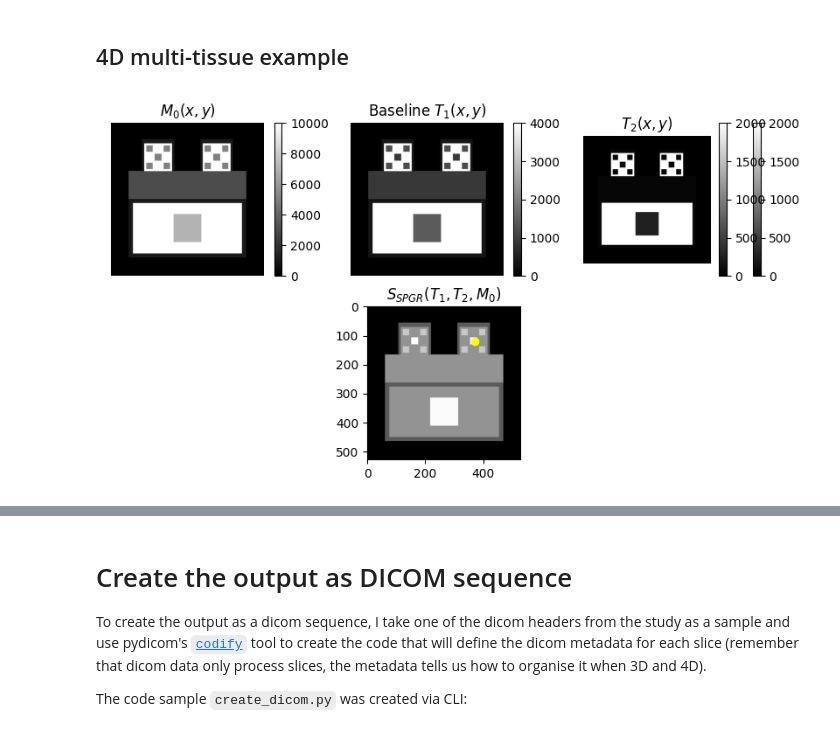
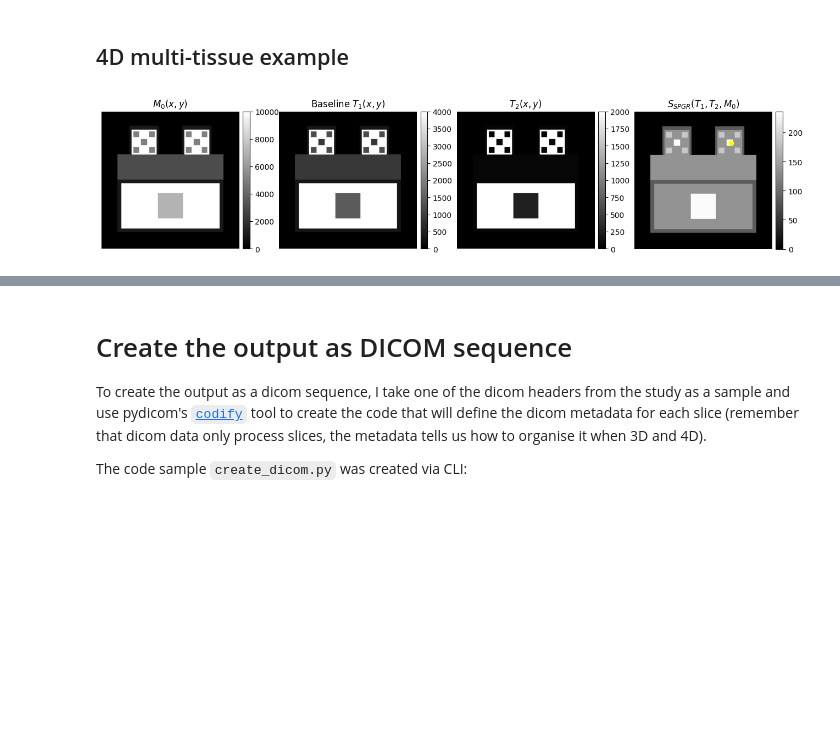
Before and after one commit to iSANDEx/dce-dro-python, a Jupyter notebook: MRI_signal_models.ipynb, the cells around one changed output, grey strips where cells are left out. Cells and saved outputs as stored; diff of their text form; code cells hidden in the pictures; blank space fills up the shorter version.

```diff
--- a/MRI_signal_models.ipynb
+++ b/MRI_signal_models.ipynb
@@ -25,2 +29,10 @@ from pydicom.dataset import Dataset, FileMetaDataset
 # %% [markdown]
 ## [Auxiliar Functions](#auxiliar-functions)
+# %%
+def clrbar_adjust(ax, aspect, pad_fraction):
+
+    divider = make_axes_locatable(ax)
+    width = axes_size.AxesY(ax, aspect=1./aspect)
+    pad = axes_size.Fraction(pad_fraction, width)
+    cax = divider.append_axes("right", size=width, pad=pad)
+    return cax
@@ -1152,54 +1356,60 @@ regions = {'outer_region': {'ab': (42.02, (image_dim[1]*image_res[1]) - 180.6),
            'breast_glandular_tissue_left_002': {'ab': (220.27, (image_dim[1]*image_res[1]) - 264.6),
                             'cd': (234.27, (image_dim[1]*image_res[1]) - 250.6),
                             'label': 'breast_glandular',
                             },
            'breast_glandular_tissue_left_003': {'ab': (261.27, (image_dim[1]*image_res[1]) - 305.6),
                             'cd': (275.27, (image_dim[1]*image_res[1]) - 291.6),
                             'label': 'breast_glandular',
                             },
            'breast_glandular_tissue_left_004': {'ab': (261.27, (image_dim[1]*image_res[1]) - 264.6),
                             'cd': (275.27, (image_dim[1]*image_res[1]) - 250.6),
                             'label': 'breast_glandular',
                             },
 }
 
 nlabel = len(regions)
 for regionID, regionData in regions.items():
     # convert the points from mm to pixels:
     ab = [int(XYmm/XYres) for XYmm, XYres in zip(regionData['ab'], image_res[:-1])]
     cd = [int(XYmm/XYres) for XYmm, XYres in zip(regionData['cd'], image_res[:-1])]
     cv2.rectangle(T1map,ab,cd,((tissue_pars[regionData['label']]['T1'])),-1)
     cv2.rectangle(T2map,ab,cd,((tissue_pars[regionData['label']]['T2'])),-1)
     cv2.rectangle(M0map,ab,cd,((tissue_pars[regionData['label']]['M0'])),-1)
 
-fig, ax = plt.subplots(ncols=3, nrows=2, figsize=(10.0, 5.0))
-im = ax[0,0].imshow(M0map, cmap='gray')
-ax[0,0].set_title(r'$M_0(x,y)$')
-ax[0,0].axis('off')
-fig.colorbar(im, ax=ax[0,0])
+fig, ax = plt.subplots(ncols=4, nrows=1, figsize=(16.0, 4.0))
+aspect = 20
+pad_fraction = 0.5
 
-im = ax[0,1].imshow(T1map, cmap='gray')
-ax[0,1].set_title(r'Baseline $T_1(x,y)$')
-ax[0,1].axis('off')
-fig.colorbar(im, ax=ax[0,1])
+axr = ax.ravel()
+im = axr[0].imshow(M0map, cmap='gray')
+axr[0].set_title(r'$M_0(x,y)$')
+axr[0].axis('off')
+cax = clrbar_adjust(axr[0], aspect, pad_fraction)
+plt.colorbar(im, cax=cax)
 
-im = ax[0,2].imshow(T2map, cmap='gray')
-ax[0,2].set_title(r'$T_2(x,y)$')
-ax[0,2].axis('off')
-fig.colorbar(im, ax=ax[0,2])
+im = axr[1].imshow(T1map, cmap='gray')
+axr[1].set_title(r'Baseline $T_1(x,y)$')
+axr[1].axis('off')
+cax = clrbar_adjust(axr[1], aspect, pad_fraction)
+plt.colorbar(im, cax=cax)
+
+im = axr[2].imshow(T2map, cmap='gray')
+axr[2].set_title(r'$T_2(x,y)$')
+axr[2].axis('off')
+cax = clrbar_adjust(axr[2], aspect, pad_fraction)
+plt.colorbar(im, cax=cax)
 
 S_SPGR = spgr_signal(M0map, T1map, image_pars['TR'], image_pars['FA'], image_pars['TE'], T2map)
-ax[1,1].imshow(S_SPGR, cmap='gray')
-ax[1,1].set_title(r'$S_{SPGR}(T_1, T_2, M_0)$')
-ax[1,1].plot(370, 120, '.',markersize=12, color='yellow')
-# ax[1,1].axis('off')
-ax[1,0].axis('off')
-ax[1,2].axis('off')
-fig.colorbar(im, ax=ax[0,2])
+im = axr[3].imshow(S_SPGR, cmap='gray')
+axr[3].set_title(r'$S_{SPGR}(T_1, T_2, M_0)$')
+axr[3].plot(370, 120, '.',markersize=12, color='yellow')
+axr[3].axis('off')
+cax = clrbar_adjust(axr[3], aspect, pad_fraction)
+plt.colorbar(im, cax=cax)
 
 plt.show()
 # %% [output]
-[figure, old version]
+[figure, new version]
 # %%
 fig, ax = plt.subplots(ncols=1, nrows=1, figsize=(6.0, 4.0), sharex=True, sharey=True)
 
```
Also changed, not shown: parts of 12 cells of this notebook, 1 other file.
